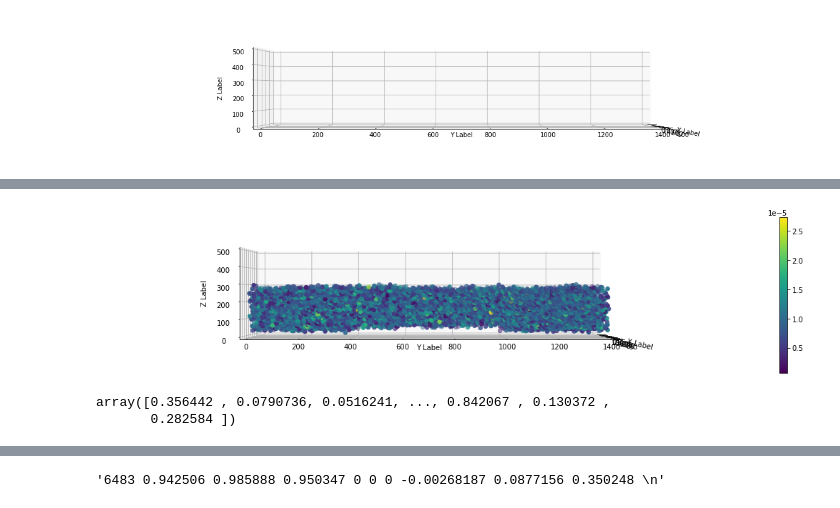
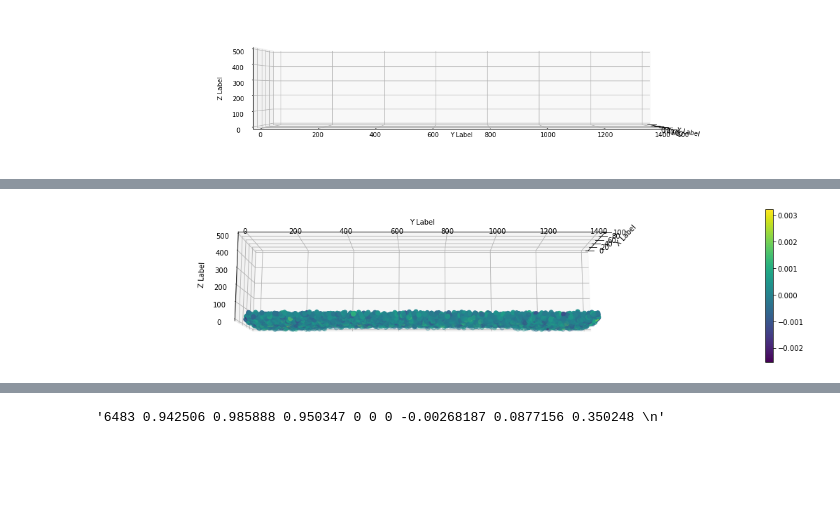
Before and after one commit to nkrishnan94/biofilm-ibm, a Jupyter notebook: sim_vis.ipynb, the cells around one changed output, grey strips where cells are left out. Cells and saved outputs as stored; diff of their text form; code cells hidden in the pictures; blank space fills up the shorter version.

```diff
--- a/sim_vis.ipynb
+++ b/sim_vis.ipynb
@@ -143,5 +255,5 @@ plt.show()
 # %%
-t = 100#len(t_arr)-1
+t = 2#len(t_arr)-1
 i=0
 i_end=t
 cell_str = []
@@ -168,43 +280,37 @@ ax = fig.add_subplot(111, projection='3d')
 
 xlim=90
 ylim = 1400
-zlim=300
+zlim=150
 # For each set of style and range settings, plot n random points in the box
 # defined by x in [23, 32], y in [0, 100], z in [zlow, zhigh].
 #for m in arr:
 #    ax.scatter(*m[1:4],s= (m[4])**2,cmap='viridis')
 x=cell_arr[:,0].flatten()*xlim
 y= cell_arr[:,1].flatten()*ylim
 z=cell_arr[:,2].flatten()*zlim
 f = np.sum(cell_arr[:,6:]**2,axis=1)**.5
 fx = cell_arr[:,6]
 fy = cell_arr[:,7]
 fz = cell_arr[:,8]
 
 ax.set_xlabel('X Label')
 ax.set_ylabel('Y Label')
 ax.set_zlabel('Z Label')
-ax.set_xlim([0,90])
+ax.set_xlim([0,100])
 ax.set_ylim([0,1400])
 
 ax.set_zlim([0,500])
 
 
 
-im = ax.scatter(x, y, z,c=f,s=30,
-                vmin=np.min(f),
-                vmax=np.max(f),
+im = ax.scatter(x, y, z,c=fy,s=40,
+                vmin=np.min(fy),
+                vmax=np.max(fy),
                 cmap='viridis')
-ax.view_init(0, 360)
+ax.view_init(-10, 360)
 plt.colorbar(im)
 
 
-
 plt.show()
 # %% [output]
-[figure, old version]
+[figure, new version]
-# %%
-cell_arr[:,0]
-# %% [output]
-array([0.356442 , 0.0790736, 0.0516241, ..., 0.842067 , 0.130372 ,
-       0.282584 ])
```
Also changed, not shown: parts of 11 cells of this notebook, 8 other files.
